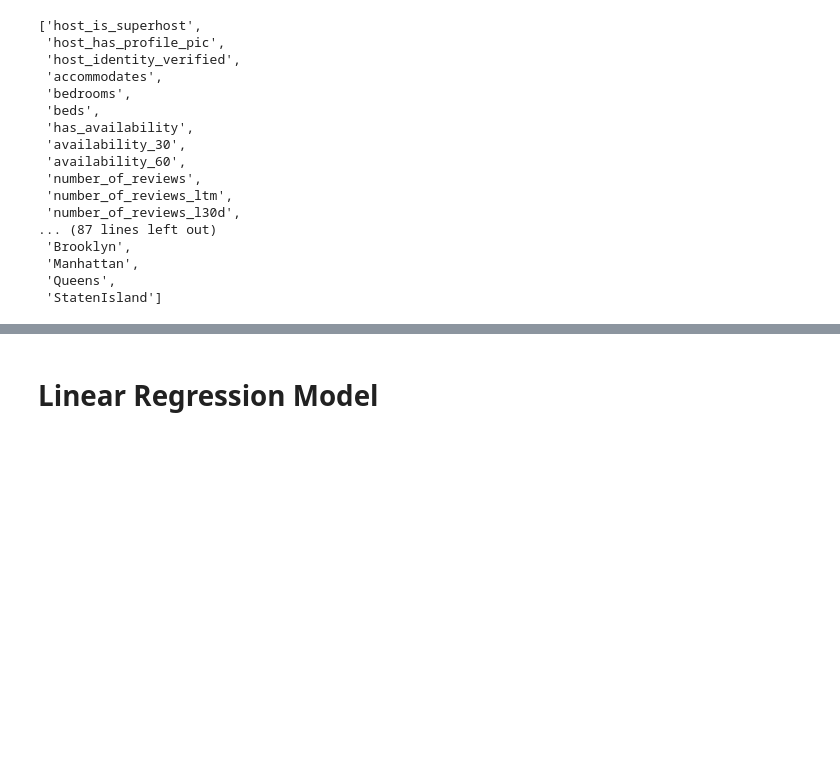
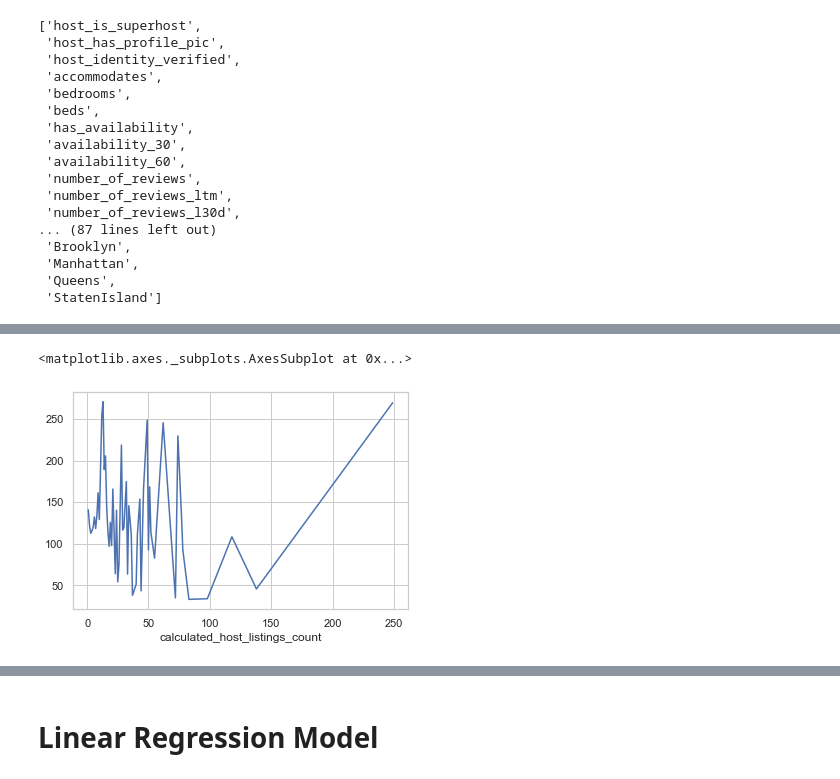
Before and after one commit to wooyounghong/airbnb_price_prediction, a Jupyter notebook: Modeling.ipynb, the cells around one changed output, grey strips where cells are left out. Cells and saved outputs as stored; diff of their text form; code cells hidden in the pictures; blank space fills up the shorter version.

```diff
--- a/Modeling.ipynb
+++ b/Modeling.ipynb
@@ -101,0 +118,5 @@ target = dropped_df['price']
+# %%
+df.groupby('calculated_host_listings_count')['price'].mean().plot()
+# %% [output]
+<matplotlib.axes._subplots.AxesSubplot at 0x...>
+[figure, added]
```
Also changed, not shown: parts of 15 cells of this notebook, 9 other files.
